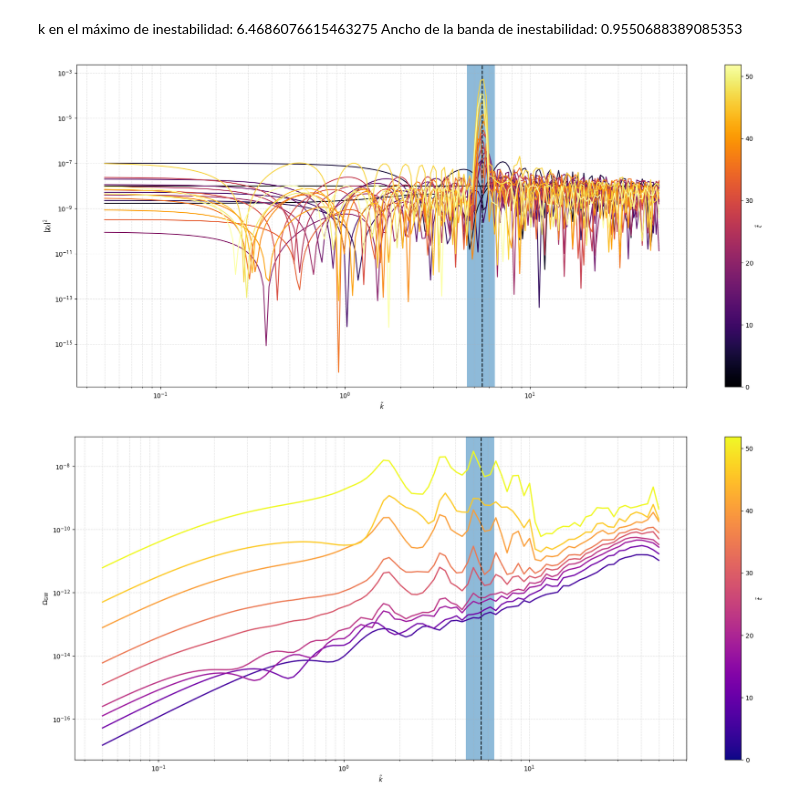
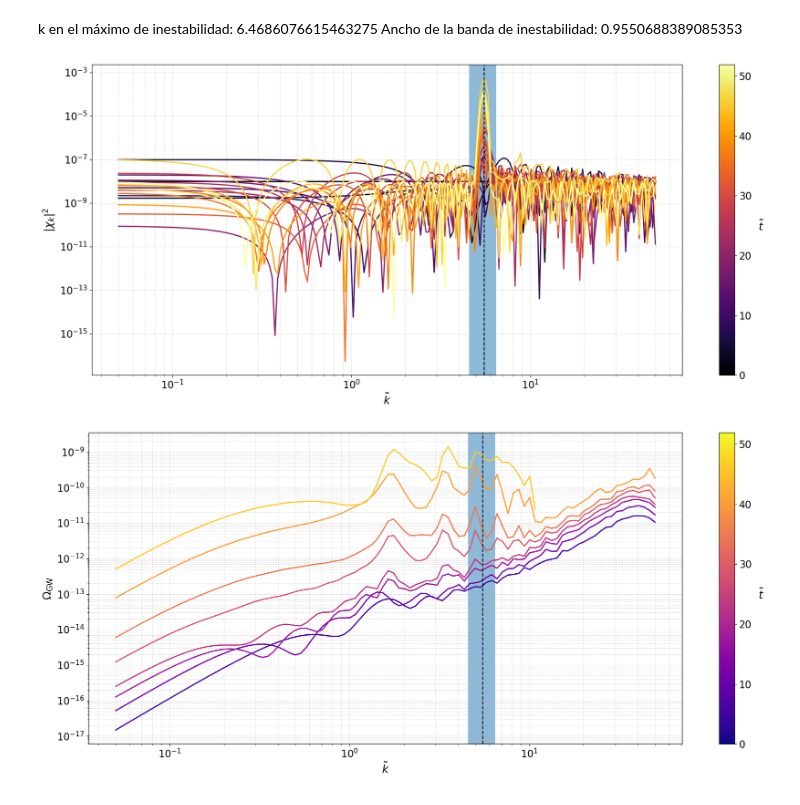
Before and after one commit to TomasCiccarella/Tesis, a Jupyter notebook: lphi4/gw-preheating-240626.ipynb, the cells around one changed output. Saved outputs shown, nothing was run; the diff lists cells and outputs as text; code cells hidden in the pictures.

```diff
--- a/lphi4/gw-preheating-240626.ipynb
+++ b/lphi4/gw-preheating-240626.ipynb
@@ -387,50 +383,55 @@ norm = plt.Normalize(t_plot_arr.min(), t_plot_arr.max())
 
 for it in idx_plot:
     ax.loglog(k_modes, np.abs(sol_chi_k[:, it])**2,
-              color=cmap(norm(times[it])), lw=1.5)
+              color=cmap(norm(times[it])), lw=2)
 
 sm = plt.cm.ScalarMappable(cmap=cmap, norm=norm)
 sm.set_array([])
 cbar = fig.colorbar(sm, ax=ax)
-cbar.set_label(r'$\tilde{t}$')
-ax.set_xlabel(r'$\tilde{k}$')
-ax.set_ylabel(r'$|\chi_k|^2$')
+cbar.set_label(r'$\tilde{t}$', fontsize = 18, rotation = 0, labelpad = 15)
+cbar.set_ticks(np.linspace(0, 50, 6))
+cbar.ax.tick_params(labelsize=16)
+ax.set_xlabel(r'$\tilde{k}$', fontsize = 18)
+ax.tick_params(labelsize=16)
+ax.set_ylabel(r'$|\chi_k|^2$', fontsize = 18)
 ax.grid(True, which='both', ls='--', alpha=0.4)
 ax.axvspan(Kmax - 2*Deltak, Kmax, alpha = 0.5)
 ax.axvline(Kmax-Deltak, ls = "--", color = "black")
 plt.tight_layout()
 plt.savefig("Pchi_lineal.pdf", format = "pdf")
-plt.show()
+#plt.show()
 # %% [output]
-[figure, old version]
+[figure, new version]
 # %%
 
 # =============================================================================
 # Plot GW spectra
 # =============================================================================
 
 fig, ax = plt.subplots(figsize=(18, 8))
 cmap = plt.cm.plasma
 norm = plt.Normalize(t_plot_gw_arr.min(), t_plot_gw_arr.max())
 
 for it, t_gw in enumerate(t_plot_gw_arr):
     y = Omega_GW_arr[:, it]
     # Avoid log of zero
     if y.max() > 0:
         ax.loglog(k_gw, np.where(y > 0, y, np.nan),
                   color=cmap(norm(t_gw)), lw=2)
 
 sm = plt.cm.ScalarMappable(cmap=cmap, norm=norm)
 sm.set_array([])
 cbar = fig.colorbar(sm, ax=ax)
-cbar.set_label(r'$\tilde{t}$')
-ax.set_xlabel(r'$\tilde{k}$')
-ax.set_ylabel(r'$\Omega_{\rm GW}$')
+cbar.set_label(r'$\tilde{t}$', fontsize = 18, rotation = 0, labelpad = 15)
+cbar.set_ticks(np.linspace(0, 50, 6))
+cbar.ax.tick_params(labelsize=16)
+ax.set_xlabel(r'$\tilde{k}$', fontsize = 18)
+ax.tick_params(labelsize=16)
+ax.set_ylabel(r'$\Omega_{\text{GW}}$', fontsize = 18)
+ax.grid(True, which='both', ls='--', alpha=0.4)
 ax.axvspan(Kmax - 2*Deltak, Kmax, alpha = 0.5)
 ax.axvline(Kmax-Deltak, ls = "--", color = "black")
-ax.grid(True, which='both', ls='--', alpha=0.4)
 plt.tight_layout()
 plt.savefig("Omega_lineal.pdf", format = "pdf")
-plt.show()
 # %% [output]
-[figure, old version]
+[figure, new version]
```
Also changed, not shown: parts of 1 cell of this notebook, 15 other files.
